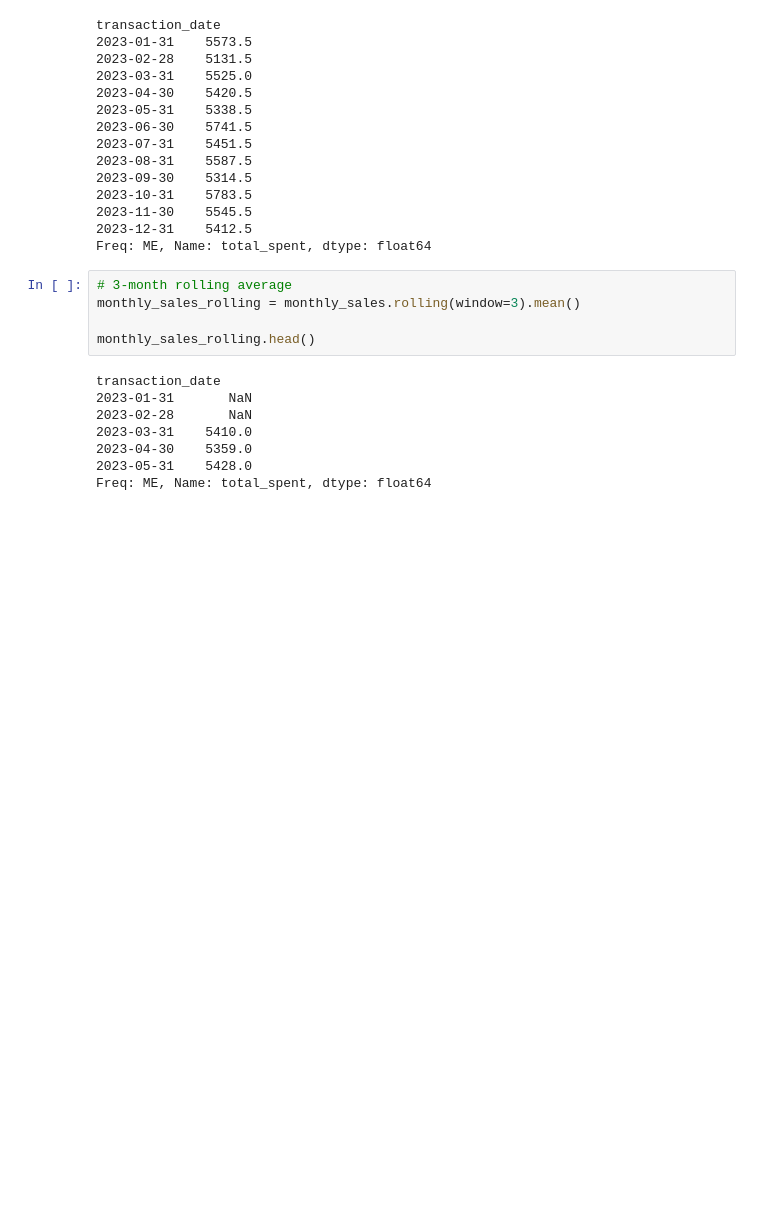
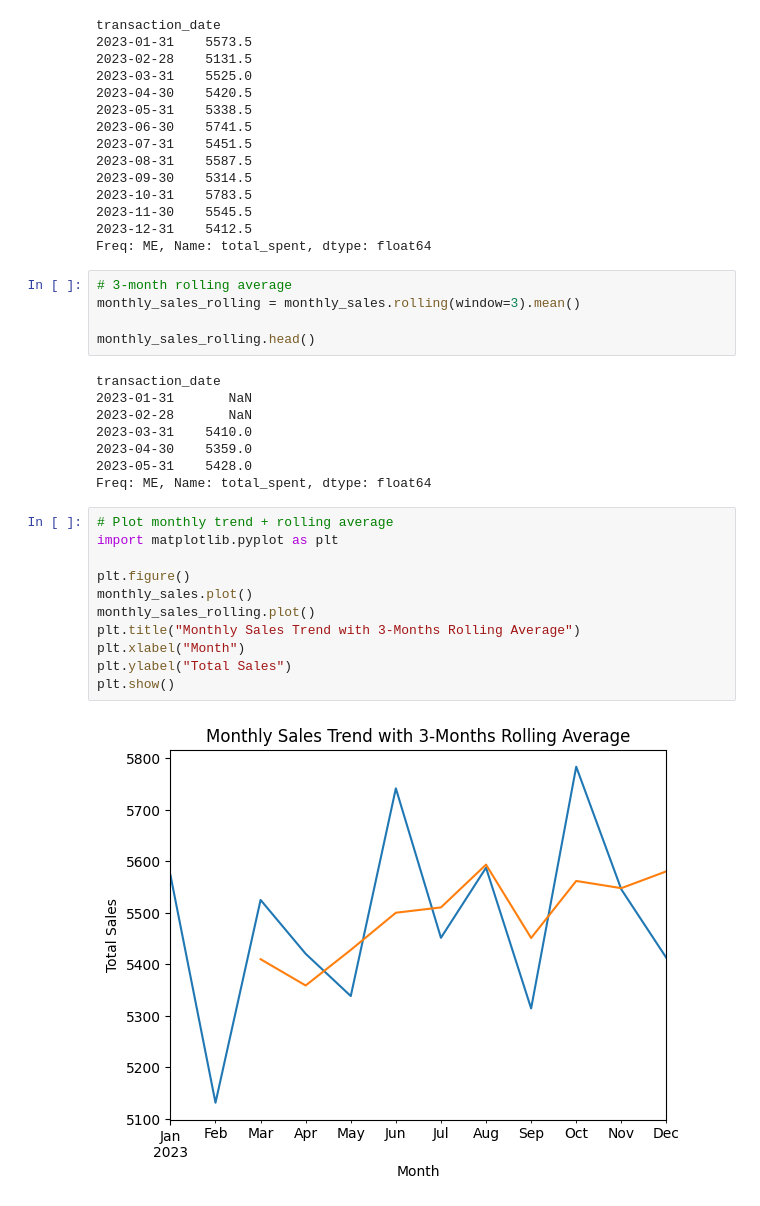
Before and after one commit to data-charioteer/cafe-data-cleaning, a Jupyter notebook: cafe.ipynb, the cells around one changed output. Cells and saved outputs as stored; diff of their text form; blank space fills up the shorter version.

Commit message:
Plotted monthly trend + rolling average

```diff
--- a/cafe.ipynb
+++ b/cafe.ipynb
@@ -167,3 +167,16 @@ transaction_date
 2023-04-30    5359.0
 2023-05-31    5428.0
 Freq: ME, Name: total_spent, dtype: float64
+# %%
+# Plot monthly trend + rolling average
+import matplotlib.pyplot as plt
+
+plt.figure()
+monthly_sales.plot()
+monthly_sales_rolling.plot()
+plt.title("Monthly Sales Trend with 3-Months Rolling Average")
+plt.xlabel("Month")
+plt.ylabel("Total Sales")
+plt.show()
+# %% [output]
+[figure, added]
```
